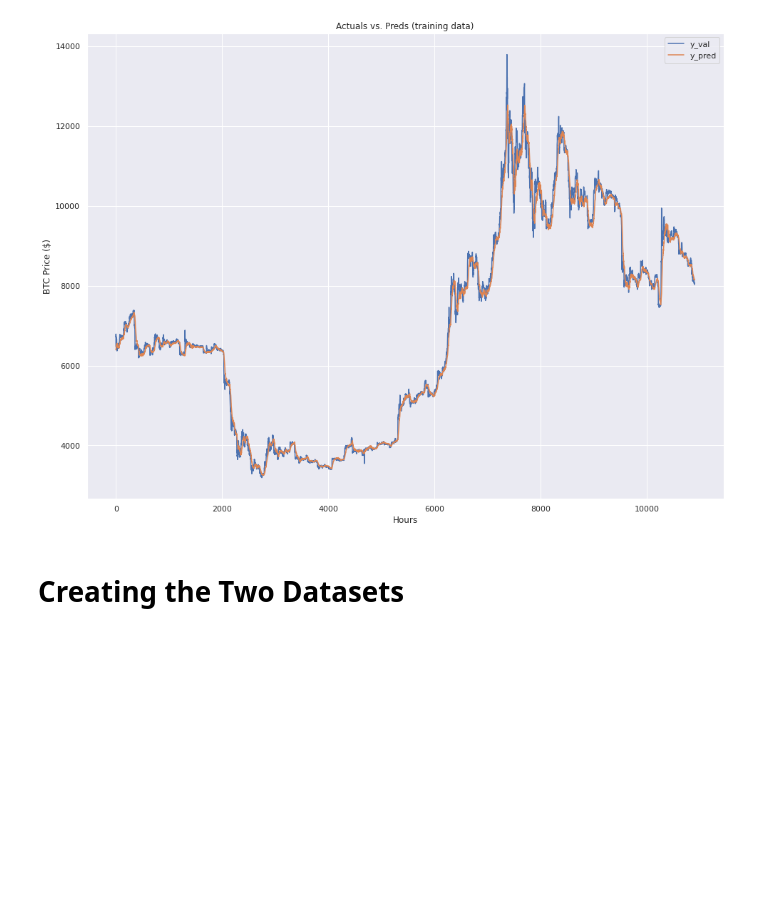
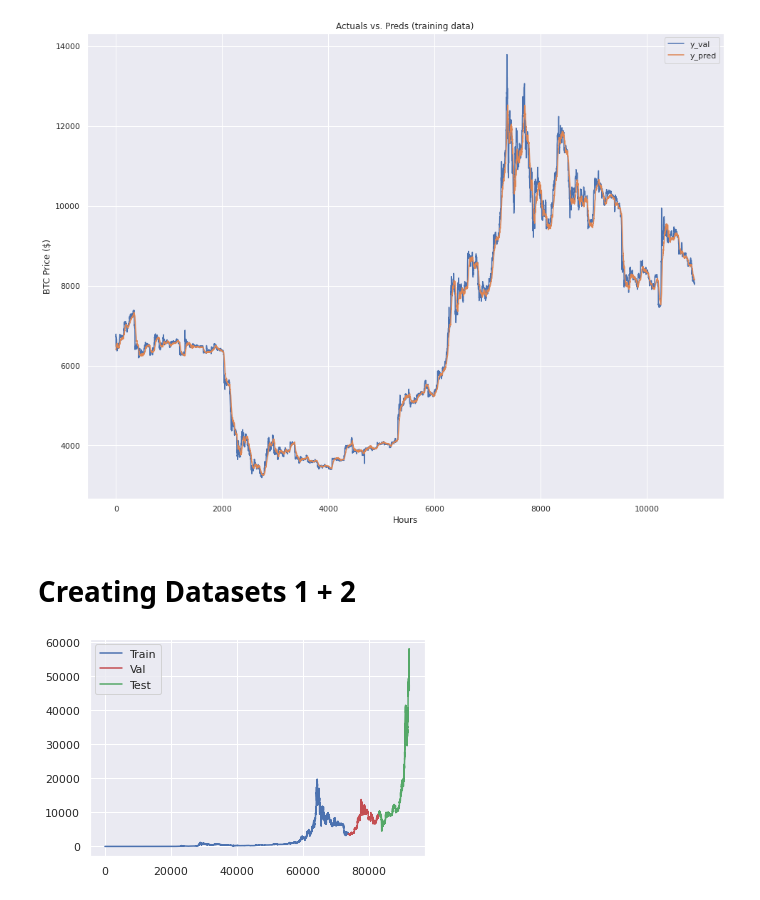
Before and after one commit to codeananda/bitcoin_price_predictor, a Jupyter notebook: price_predictor/keras_price_predictor.ipynb, the cells around one changed output. Cells and saved outputs as stored; diff of their text form; code cells hidden in the pictures; blank space fills up the shorter version.

Commit message:
Created the two datasets for train/val/testing

```diff
--- a/price_predictor/keras_price_predictor.ipynb
+++ b/price_predictor/keras_price_predictor.ipynb
@@ -1596,9 +1604,11 @@ plt.show()
 # %% [output]
 [figure]
 # %% [markdown]
-# Creating the Two Datasets
+# Creating Datasets 1 + 2
 # %%
 n_val = int(len(data) * 0.10)
 n_test = int(len(data) * 0.10)
-tvt = train_val_test_split(data, n_val, n_test)
-plot_train_val_test(*tvt)
+train, val, test = train_val_test_split(data, n_val, n_test)
+plot_train_val_test(train, val, test)
+# %% [output]
+[figure, added]
```
Also changed, not shown: parts of 19 cells of this notebook, 7 other files.
